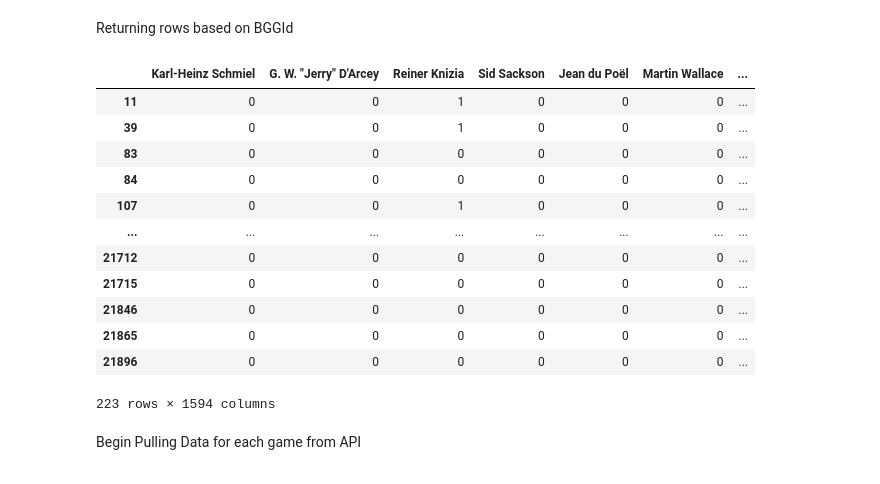
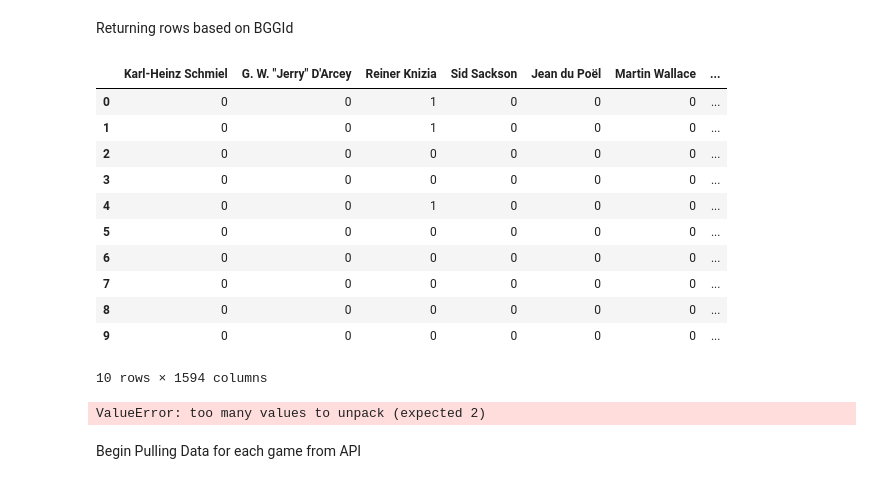
Before and after one commit to jashel08/board_games_capstone, a Jupyter notebook: Board_Games2.ipynb, the cells around one changed output. Saved outputs shown, nothing was run; the diff lists cells and outputs as text; code cells hidden in the pictures.

```diff
--- a/Board_Games2.ipynb
+++ b/Board_Games2.ipynb
@@ -185,19 +189,28 @@ memory usage: 266.6 MB
 # %% [markdown]
 Returning rows based on BGGId
 # %%
-df_topbgdesigner = df_bgdesigner.loc[df_bgdesigner['BGGId'].isin(bg_ids)]
-df_topbgdesigner
+df_topbgdesigner = pd.DataFrame(df_bgdesigner.loc[df_bgdesigner['BGGId'].isin(bg_ids)])
+df_topbgdesigner.reset_index(drop=True, inplace=True)
+df_topbgdesigner.head(10)
 # %% [output]
 |  | Karl-Heinz Schmiel | G. W. "Jerry" D'Arcey | Reiner Knizia | Sid Sackson | Jean du Poël | Martin Wallace | ... |
-| 11 | 0 | 0 | 1 | 0 | 0 | 0 | ... |
-| 39 | 0 | 0 | 1 | 0 | 0 | 0 | ... |
-| 83 | 0 | 0 | 0 | 0 | 0 | 0 | ... |
-| 84 | 0 | 0 | 0 | 0 | 0 | 0 | ... |
-| 107 | 0 | 0 | 1 | 0 | 0 | 0 | ... |
-| ... | ... | ... | ... | ... | ... | ... | ... |
-| 21712 | 0 | 0 | 0 | 0 | 0 | 0 | ... |
-| 21715 | 0 | 0 | 0 | 0 | 0 | 0 | ... |
-| 21846 | 0 | 0 | 0 | 0 | 0 | 0 | ... |
-| 21865 | 0 | 0 | 0 | 0 | 0 | 0 | ... |
-| 21896 | 0 | 0 | 0 | 0 | 0 | 0 | ... |
+| 0 | 0 | 0 | 1 | 0 | 0 | 0 | ... |
+| 1 | 0 | 0 | 1 | 0 | 0 | 0 | ... |
+| 2 | 0 | 0 | 0 | 0 | 0 | 0 | ... |
+| 3 | 0 | 0 | 0 | 0 | 0 | 0 | ... |
+| 4 | 0 | 0 | 1 | 0 | 0 | 0 | ... |
+| 5 | 0 | 0 | 0 | 0 | 0 | 0 | ... |
+| 6 | 0 | 0 | 0 | 0 | 0 | 0 | ... |
+| 7 | 0 | 0 | 0 | 0 | 0 | 0 | ... |
+| 8 | 0 | 0 | 0 | 0 | 0 | 0 | ... |
+| 9 | 0 | 0 | 0 | 0 | 0 | 0 | ... |
-223 rows × 1594 columns
+10 rows × 1594 columns
+# %%
+df_designerv2 = pd.DataFrame()
+
+for index, row in df_topbgdesigner:
+    condition = (df_topbgdesigner.iloc[row] == 1)
+    designerlst = df_topbgdesigner.columns[condition]
+    print(designerlst)
+# %% [output]
+ValueError: too many values to unpack (expected 2)
```
Also changed, not shown: parts of 3 cells of this notebook.
